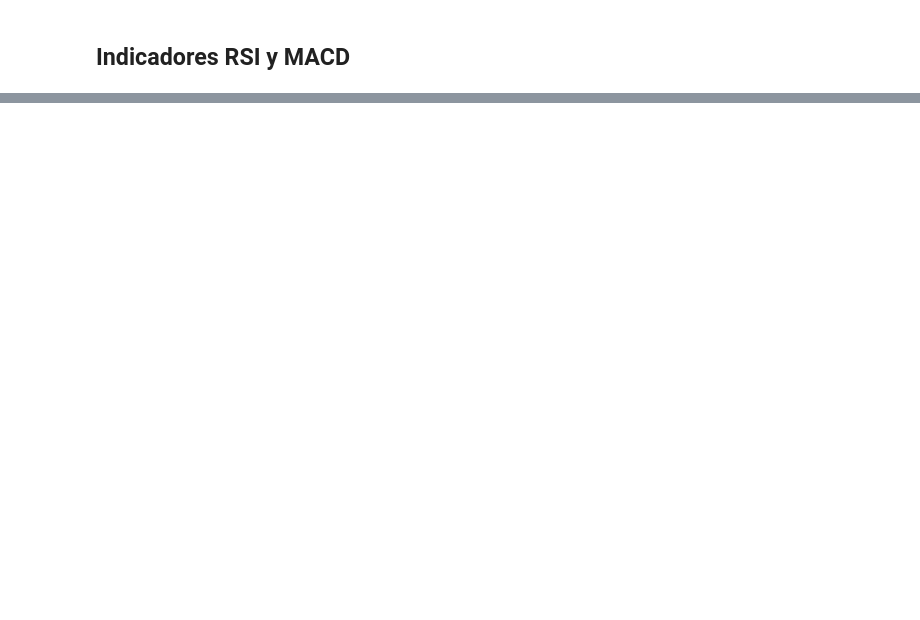
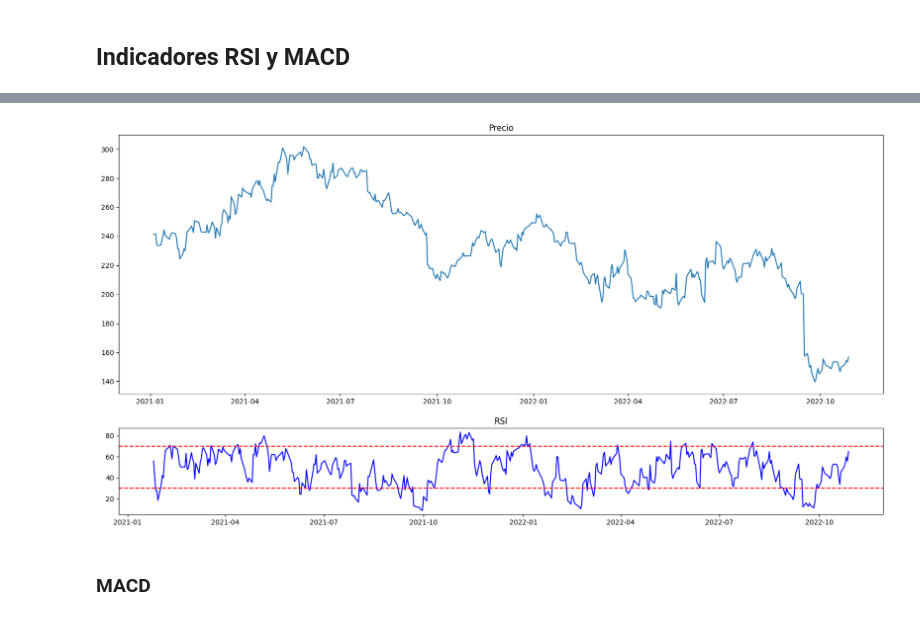
Before and after one commit to gabilang12/finanzas_corporativas, a Jupyter notebook: fc_parte_9.ipynb, the cells around one changed output, grey strips where cells are left out. Cells and saved outputs as stored; diff of their text form; code cells hidden in the pictures; blank space fills up the shorter version.

```diff
--- a/fc_parte_9.ipynb
+++ b/fc_parte_9.ipynb
@@ -269,0 +267,5 @@ ModuleNotFoundError: No module named 'talib'
+# %%
+retornos = pd.DataFrame()
+retornos = df['Close']
+returns = retornos.pct_change()[1:]
+returns
@@ -269,0 +286,36 @@ ModuleNotFoundError: No module named 'talib'
+# %%
+long_window = 14
+up = returns.clip(lower=0)
+down = -1*returns.clip(upper=0)
+
+ema_up = up.ewm(span=long_window).mean()
+ema_down = down.ewm(span=long_window).mean()
+
+rs = ema_up/ema_down
+rsi = 100-(100/(1+rs))
+# %%
+signal = pd.DataFrame(index = df.index)
+signal['RSI'] = rsi
+df = df.iloc[long_window:]
+signal = signal.iloc[long_window:]
+# %%
+import matplotlib.gridspec as gridspec
+grafico = plt.figure(figsize=(20,10))
+tabla = gridspec.GridSpec(nrows=2, ncols=1, figure=grafico, height_ratios=[3,1])
+
+graf_sup = plt.subplot(tabla[0,0])
+graf_inf = plt.subplot(tabla[1,0])
+
+graf_sup.plot(retornos, label='CLose')
+graf_sup.set_title("Precio")
+
+graf_inf.plot(signal['RSI'], 'b', label="RSI")
+graf_inf.axhline(70, color='r', linestyle='--')
+graf_inf.axhline(30, color='r', linestyle='--')
+graf_inf.set_title("RSI")
+
+plt.show()
+# %% [output]
+[figure, added]
+# %% [markdown]
+### MACD
```
Also changed, not shown: parts of 25 cells of this notebook.
